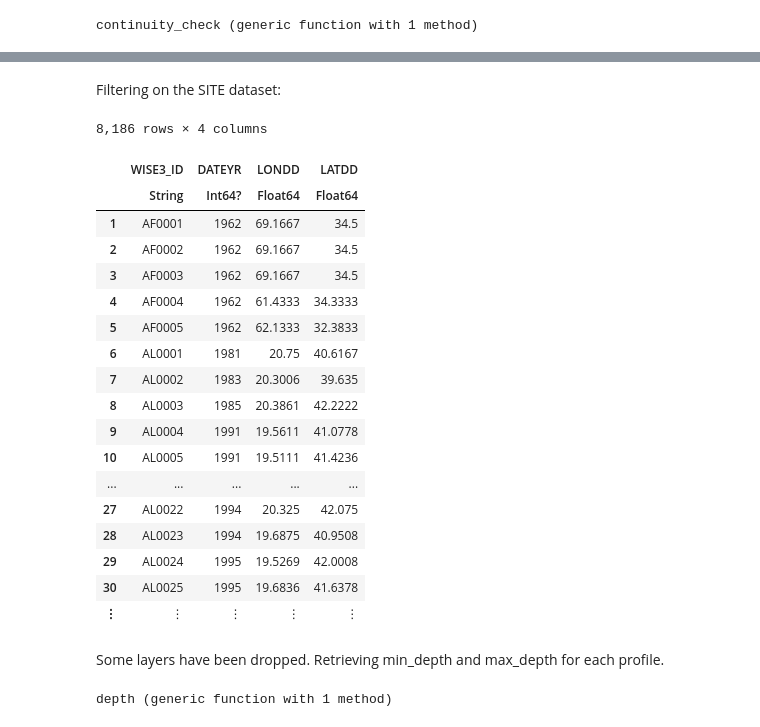
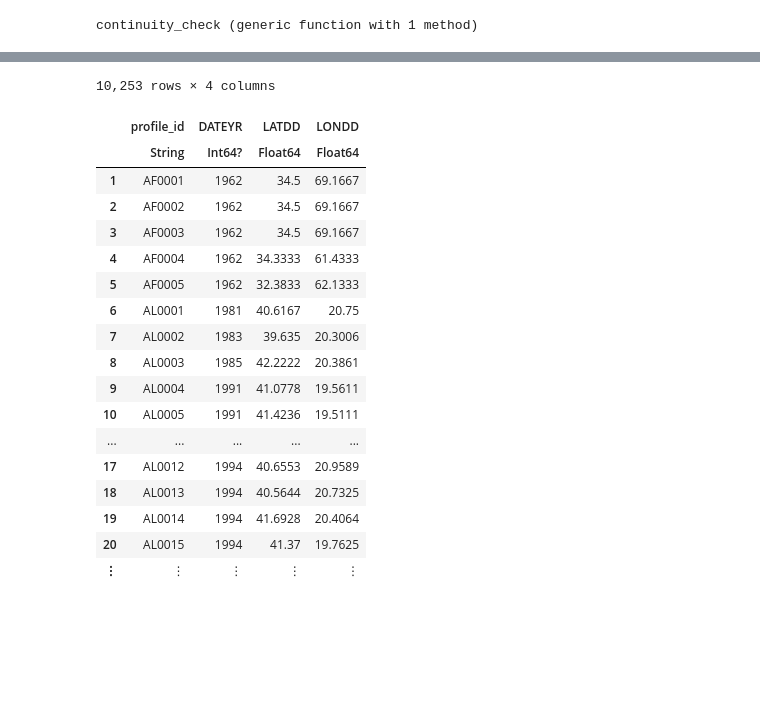
Before and after one commit to danvinci/soil_nb, a Jupyter notebook: orgc_storage_ISRIC_WISE.ipynb, the cells around one changed output, grey strips where cells are left out. Cells and saved outputs as stored; diff of their text form; code cells hidden in the pictures; blank space fills up the shorter version.

```diff
--- a/orgc_storage_ISRIC_WISE.ipynb
+++ b/orgc_storage_ISRIC_WISE.ipynb
@@ -296,50 +393,38 @@ df_site_orig = CSV.read("WISE3_SITE.csv", DataFrame)
-# %% [markdown]
-Filtering on the SITE dataset:
 # %%
 df_site = df_site_orig |>
-    @select(:WISE3_id, :DATEYR, :LONDD, :LATDD) |>
-    @dropna(:LONDD,:LATDD) |>
-    @rename(:WISE3_id => :WISE3_ID) |>
+    @select(:WISE3_id, :DATEYR, :LATDD, :LONDD) |>
+
+    @replacena(:LONDD=>"-100") |>
+    @replacena(:LATDD=>"-100") |>
 
     #parse LONDD values
     @mutate(LONDD = replace(_.LONDD,','=>'.')) |>
     @mutate(LONDD = parse(Float64, _.LONDD)) |>
 
     #parse LATDD values
     @mutate(LATDD = replace(_.LATDD,','=>'.')) |>
     @mutate(LATDD = parse(Float64, _.LATDD)) |>
 
+    @rename(:WISE3_id => :profile_id) |>
+
     DataFrame
 # %% [output]
-8,186 rows × 4 columns
+10,253 rows × 4 columns
-|  | WISE3_ID | DATEYR | LONDD | LATDD |
+|  | profile_id | DATEYR | LATDD | LONDD |
 |  | String | Int64? | Float64 | Float64 |
-| 1 | AF0001 | 1962 | 69.1667 | 34.5 |
-| 2 | AF0002 | 1962 | 69.1667 | 34.5 |
-| 3 | AF0003 | 1962 | 69.1667 | 34.5 |
-| 4 | AF0004 | 1962 | 61.4333 | 34.3333 |
-| 5 | AF0005 | 1962 | 62.1333 | 32.3833 |
-| 6 | AL0001 | 1981 | 20.75 | 40.6167 |
-| 7 | AL0002 | 1983 | 20.3006 | 39.635 |
-| 8 | AL0003 | 1985 | 20.3861 | 42.2222 |
-| 9 | AL0004 | 1991 | 19.5611 | 41.0778 |
-| 10 | AL0005 | 1991 | 19.5111 | 41.4236 |
+| 1 | AF0001 | 1962 | 34.5 | 69.1667 |
+| 2 | AF0002 | 1962 | 34.5 | 69.1667 |
+| 3 | AF0003 | 1962 | 34.5 | 69.1667 |
+| 4 | AF0004 | 1962 | 34.3333 | 61.4333 |
+| 5 | AF0005 | 1962 | 32.3833 | 62.1333 |
+| 6 | AL0001 | 1981 | 40.6167 | 20.75 |
+| 7 | AL0002 | 1983 | 39.635 | 20.3006 |
+| 8 | AL0003 | 1985 | 42.2222 | 20.3861 |
+| 9 | AL0004 | 1991 | 41.0778 | 19.5611 |
+| 10 | AL0005 | 1991 | 41.4236 | 19.5111 |
 | ... | ... | ... | ... | ... |
-| 27 | AL0022 | 1994 | 20.325 | 42.075 |
-| 28 | AL0023 | 1994 | 19.6875 | 40.9508 |
-| 29 | AL0024 | 1995 | 19.5269 | 42.0008 |
-| 30 | AL0025 | 1995 | 19.6836 | 41.6378 |
+| 17 | AL0012 | 1994 | 40.6553 | 20.9589 |
+| 18 | AL0013 | 1994 | 40.5644 | 20.7325 |
+| 19 | AL0014 | 1994 | 41.6928 | 20.4064 |
+| 20 | AL0015 | 1994 | 41.37 | 19.7625 |
 | ⋮ | ⋮ | ⋮ | ⋮ | ⋮ |
-# %% [markdown]
-Some layers have been dropped.
-Retrieving min_depth and max_depth for each profile.
-# %%
-function depth(profile)
-
-top = profile.TOPDEP
-bot = profile.BOTDEP
-
-return (minimum(top), maximum(bot))
-end
-# %% [output]
-depth (generic function with 1 method)
```
Also changed, not shown: parts of 46 cells of this notebook.
